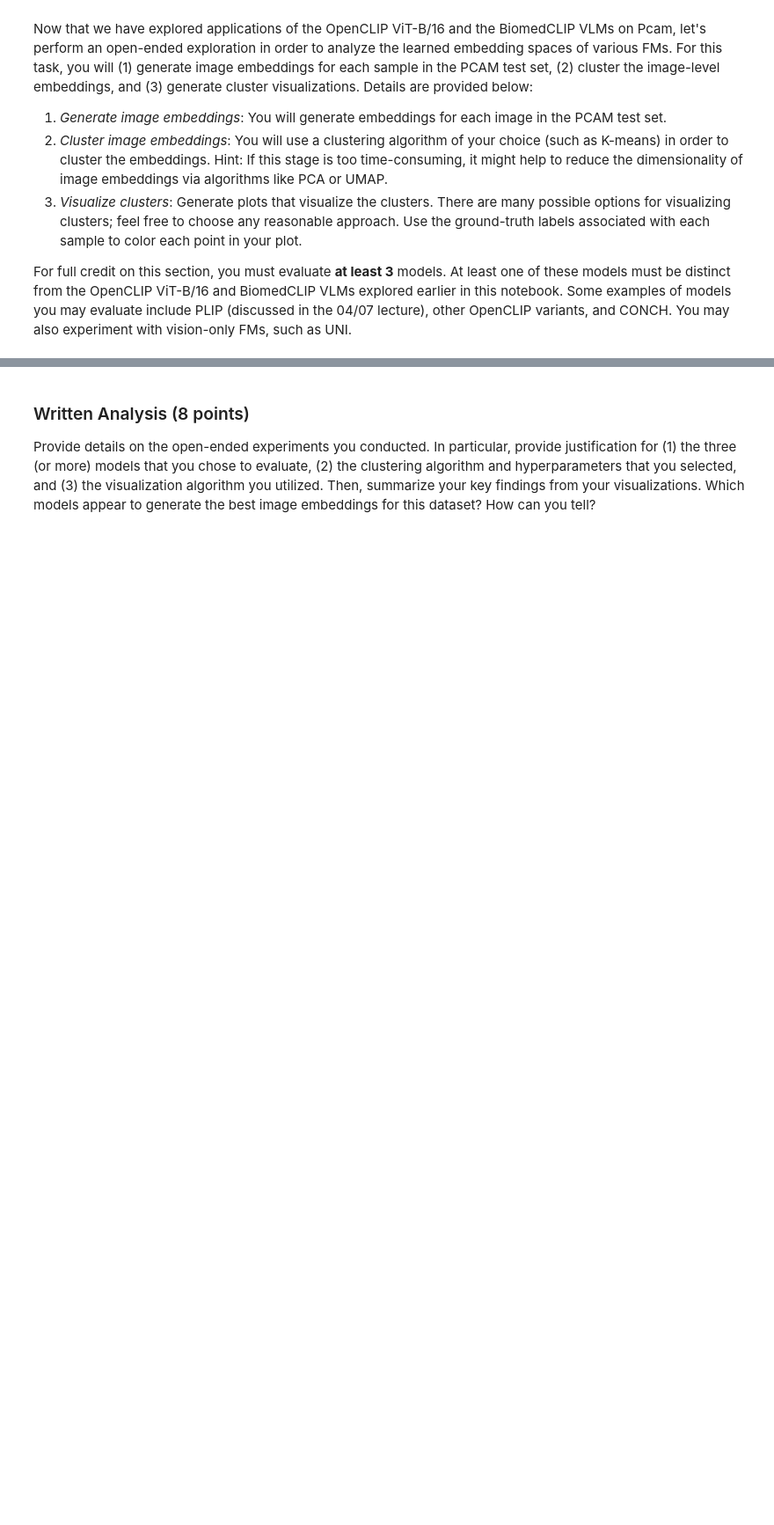
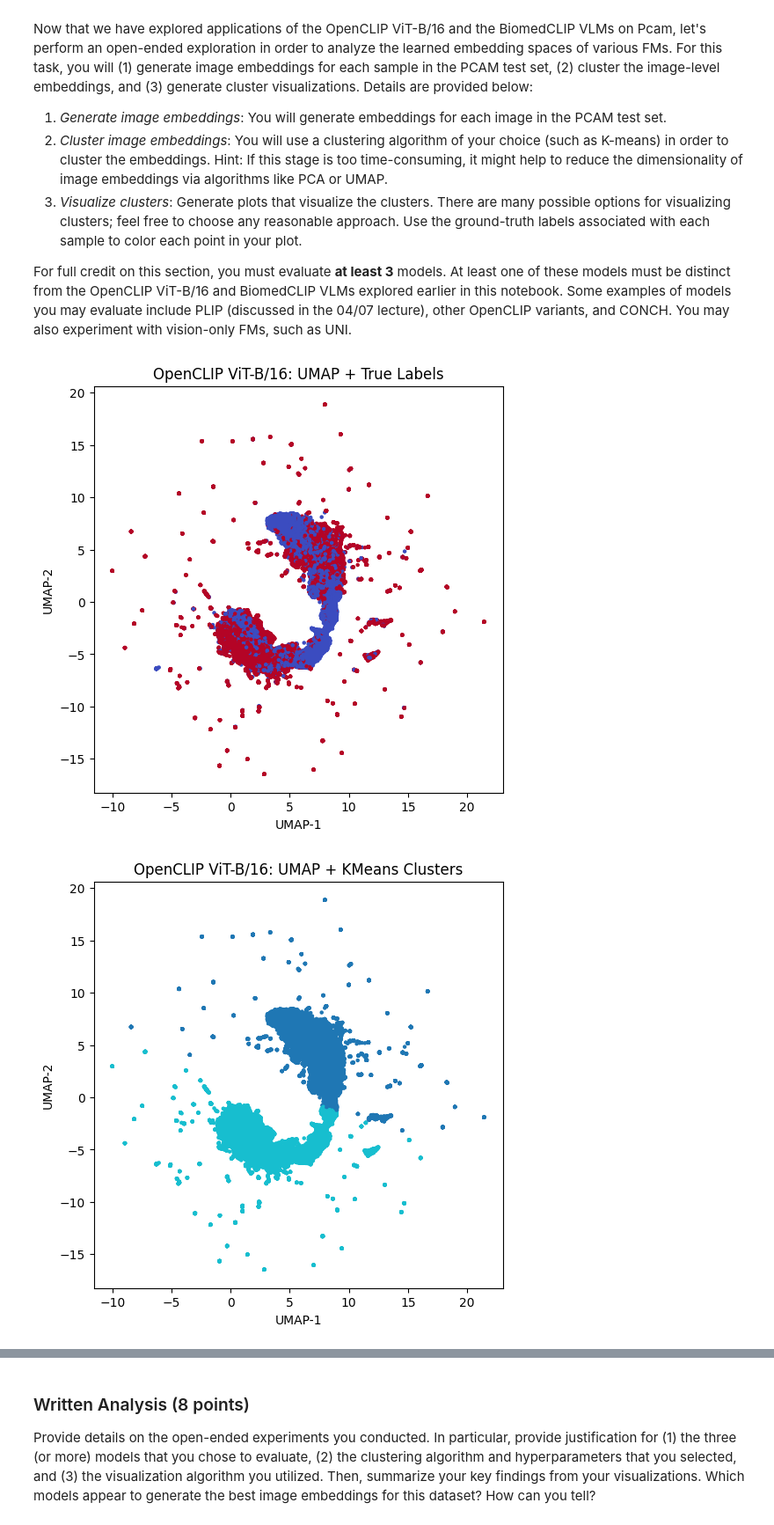
Before and after one commit to dlvh/biods271, a Jupyter notebook: BIODS271_Homework_2.ipynb, the cells around one changed output, grey strips where cells are left out. Shown at 88% size. Saved outputs shown, nothing was run; the diff lists cells and outputs as text; code cells hidden in the pictures; blank space fills up the shorter version.

```diff
--- a/BIODS271_Homework_2.ipynb
+++ b/BIODS271_Homework_2.ipynb
@@ -162,0 +475,39 @@ For full credit on this section, you must evaluate **at least 3** models. At lea
+# %%
+# Concatenate
+embs1 = np.vstack(embs1)
+embs2 = np.vstack(embs2)
+embs3 = np.vstack(embs3)
+labels = np.concatenate(labels)
+
+# Cluster & Visualize
+models = [
+    ("OpenCLIP ViT-B/16", embs1),
+    ("BiomedCLIP",      embs2),
+    ("PLIP ViT-B/16",   embs3),
+]
+
+for name, embs in models:
+    # UMAP to 2D
+    reducer = umap.UMAP(n_components=2, random_state=42)
+    embs_2d = reducer.fit_transform(embs)
+
+    # K-Means into 2 clusters
+    kmeans = KMeans(n_clusters=2, random_state=42).fit(embs_2d)
+    clusters = kmeans.labels_
+
+    # Plot colored by true labels
+    plt.figure(figsize=(6, 6))
+    plt.scatter(embs_2d[:,0], embs_2d[:,1], c=labels, cmap="coolwarm", s=5)
+    plt.title(f"{name}: UMAP + True Labels")
+    plt.xlabel("UMAP-1"); plt.ylabel("UMAP-2")
+    plt.show()
+
+    # Plot colored by cluster assignments
+    plt.figure(figsize=(6, 6))
+    plt.scatter(embs_2d[:,0], embs_2d[:,1], c=clusters, cmap="tab10", s=5)
+    plt.title(f"{name}: UMAP + KMeans Clusters")
+    plt.xlabel("UMAP-1"); plt.ylabel("UMAP-2")
+    plt.show()
+# %% [output]
+[figure, added]
+[figure, added]
```
Also changed, not shown: parts of 28 cells of this notebook.
